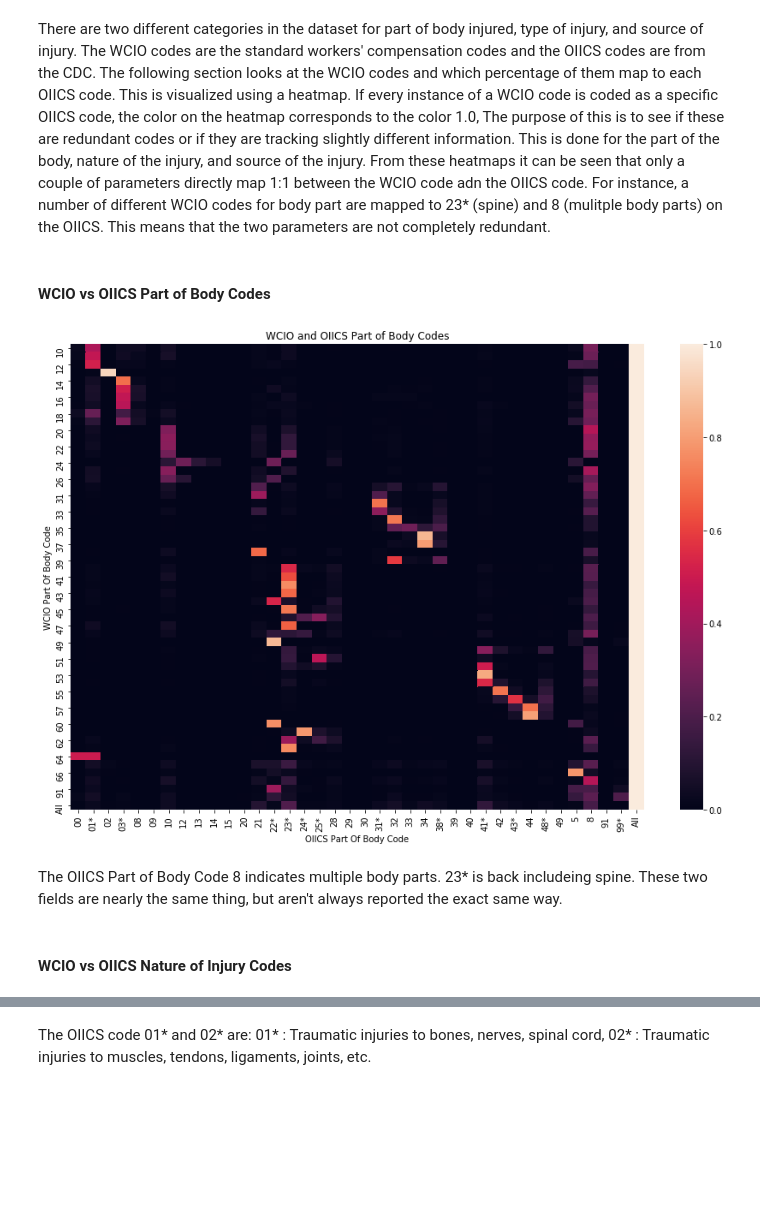
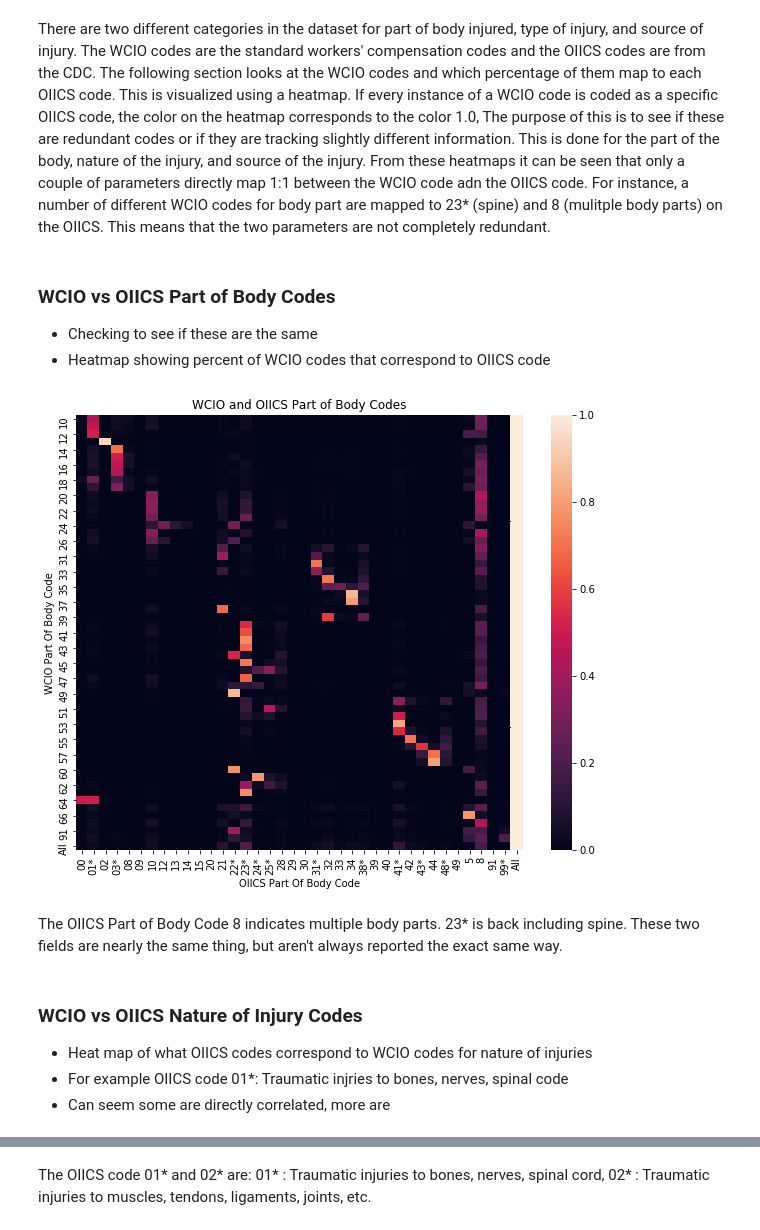
Before and after one commit to cbevis/U3_Capstone, a Jupyter notebook: NYS_Assembled_Workers2.ipynb, the cells around one changed output, grey strips where cells are left out. Drawn from its saved outputs; the diff is of its cells as text; code cells hidden in the pictures; blank space fills up the shorter version.

```diff
--- a/NYS_Assembled_Workers2.ipynb
+++ b/NYS_Assembled_Workers2.ipynb
@@ -199,17 +250,22 @@ def percConvert(ser):
 # %% [markdown]
 There are two different categories in the dataset for part of body injured, type of injury, and source of injury.  The WCIO codes are the standard workers' compensation codes and the OIICS codes are from the CDC.  The following section looks at the WCIO codes and which percentage of them map to each OIICS code.  This is visualized using a heatmap. If every instance of a WCIO code is coded as a specific OIICS code, the color on the heatmap corresponds to the color 1.0, The purpose of this is to see if these are redundant codes or if they are tracking slightly different information.  This is done for the part of the body, nature of the injury, and source of the injury. From these heatmaps it can be seen that only a couple of parameters directly map 1:1 between the WCIO code adn the OIICS code.  For instance, a number of different WCIO codes for body part are mapped to 23* (spine) and 8 (mulitple body parts) on the OIICS. This means that the two parameters are not completely redundant.
 # %% [markdown]
-#### WCIO vs OIICS Part of Body Codes
+### WCIO vs OIICS Part of Body Codes
+ - Checking to see if these are the same
+ - Heatmap showing percent of WCIO codes that correspond to OIICS code
 # %%
-plt.figure(figsize=(15,10))
+plt.figure(figsize=(10,8))
 sns.heatmap(pd.crosstab(df['WCIO Part Of Body Code'],df['OIICS Part Of Body Code'],
                         margins=True).apply(percConvert, axis=1))
 plt.title('WCIO and OIICS Part of Body Codes')
 plt.show()
 # %% [output]
-[figure, old version]
+[figure, new version]
 # %% [markdown]
-The OIICS Part of Body Code 8 indicates multiple body parts. 23* is back includeing spine.  These two fields are nearly the same thing, but aren't always reported the exact same way.
+The OIICS Part of Body Code 8 indicates multiple body parts. 23* is back including spine.  These two fields are nearly the same thing, but aren't always reported the exact same way.
-# %% [markdown]
-#### WCIO vs OIICS Nature of Injury Codes
+# %% [markdown]
+### WCIO vs OIICS Nature of Injury Codes
+ - Heat map of what OIICS codes correspond to WCIO codes for nature of injuries
+ - For example OIICS code 01*: Traumatic injries to bones, nerves, spinal code
+ - Can seem some are directly correlated, more are
 # %%
```
Also changed, not shown: parts of 26 cells of this notebook.
